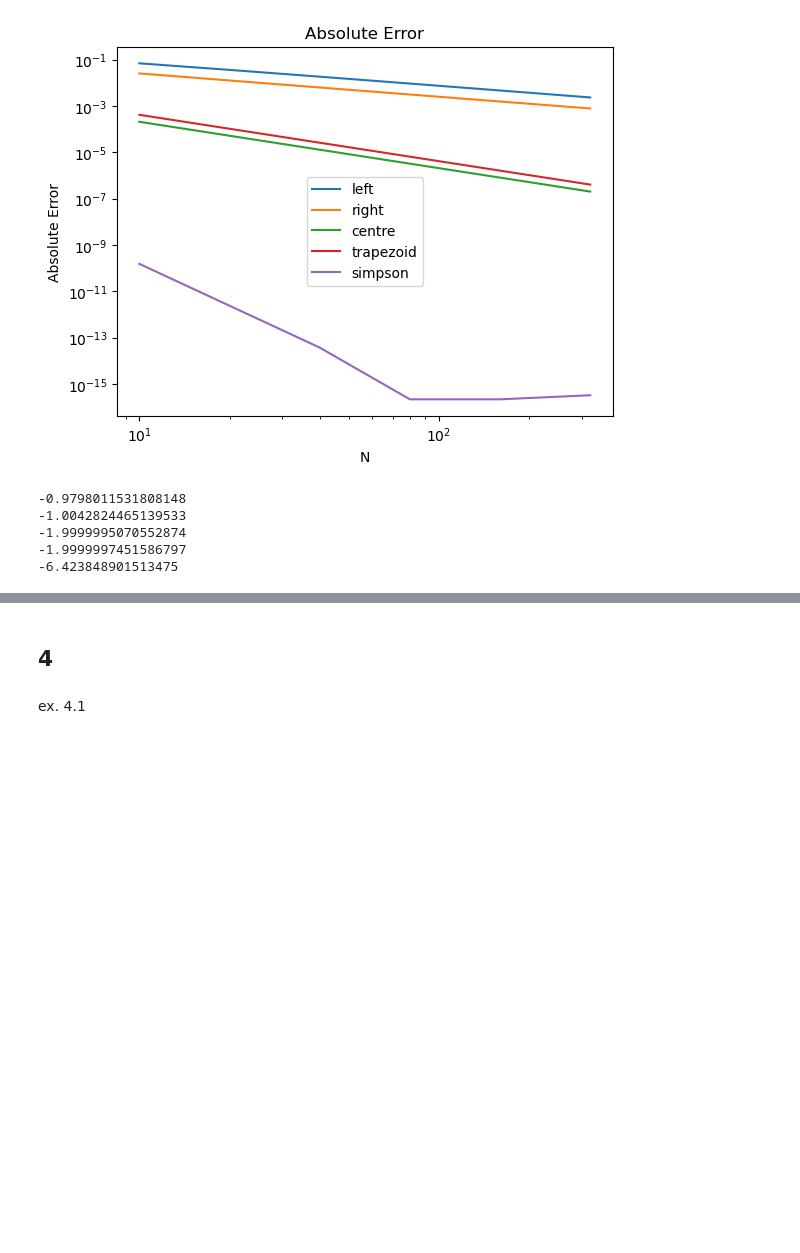
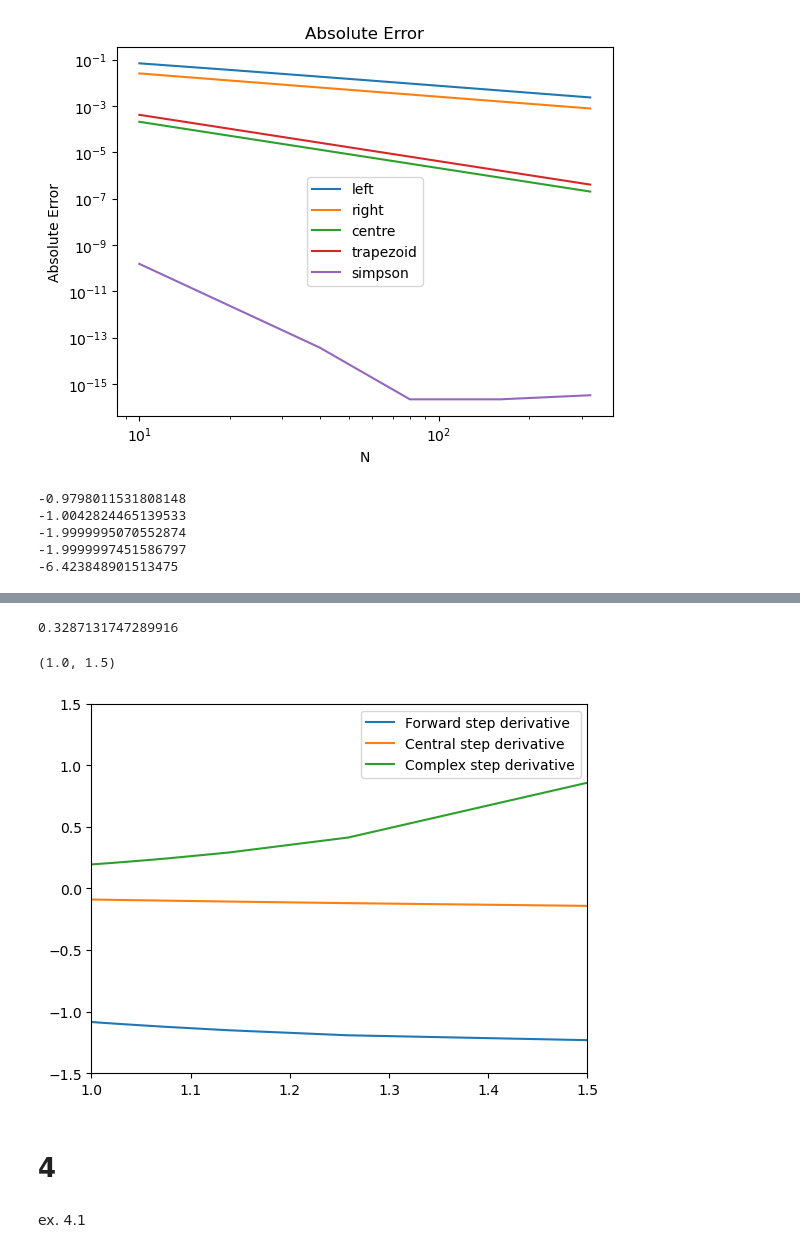
Before and after one commit to ebianchi803/computational_astrophysics, a Jupyter notebook: 1-2.ipynb, the cells around one changed output, grey strips where cells are left out. Drawn from its saved outputs; the diff is of its cells as text; code cells hidden in the pictures; blank space fills up the shorter version.

```diff
--- a/1-2.ipynb
+++ b/1-2.ipynb
@@ -408,0 +434,3 @@ print(p_s) #atteso -4 --> viene molto più ripido!
+# %%
+h = 10.0**exp
+print(h)
@@ -409,5 +449,53 @@ print(p_s) #atteso -4 --> viene molto più ripido!
+# %%
+def F1(x):
+    return np.exp(np.sin(x))
+def dF1(x):
+    return np.exp(np.sin(x))*np.cos(x)
+def F2(x):
+    return (np.exp(x)-1)/x
+def F3(x):
+    return np.log(1+x**2)
+def F4(x):
+    return np.sqrt(x**2+10**(-20))
+# %%
+def Df(f,x0,h):
+    return (f(x0+h)-f(x0))/h
+
+def Dc(f,x0,h):
+    return (f(x0+h)-f(x0-h))/(2*h)
+
+def Di(f,x0,h):
+    return (f(x0+h*1j)).imag/(h)
+# %%
+(F1(1.5+h[4]*1j).imag/h[4]-dF1(1.5))/h[4]
+# %% [output]
+0.3287131747289916
+# %%
+x01 = 1.5
+Df_F1 = []
+Dc_F1 = []
+Di_F1 = []
+for hi in h:
+    Df_F1.append( Df(F1,x01,hi) )
+    Dc_F1.append( Dc(F1,x01,hi) )
+    Di_F1.append( Di(F1,x01,hi) )
+err_Df_F1 = (Df_F1)-dF1(x01)
+err_Dc_F1 = (Dc_F1)-dF1(x01)
+err_Di_F1 = (Di_F1)-dF1(x01)
+
+plt.plot(h,err_Df_F1,label='Forward step derivative')
+plt.plot(h,err_Dc_F1,label='Central step derivative')
+plt.plot(h,err_Di_F1,label='Complex step derivative')
+plt.legend()
+plt.ylim(-1.5,1.5)
+plt.xlim(1,1.5)
+
+#sto sbagliando qualcosa
+# %% [output]
+(1.0, 1.5)
+[figure, added]
 # %% [markdown]
-## 4
+# 4
 # %% [markdown]
 ex. 4.1
 # %%
```
Also changed, not shown: parts of 4 cells of this notebook.
